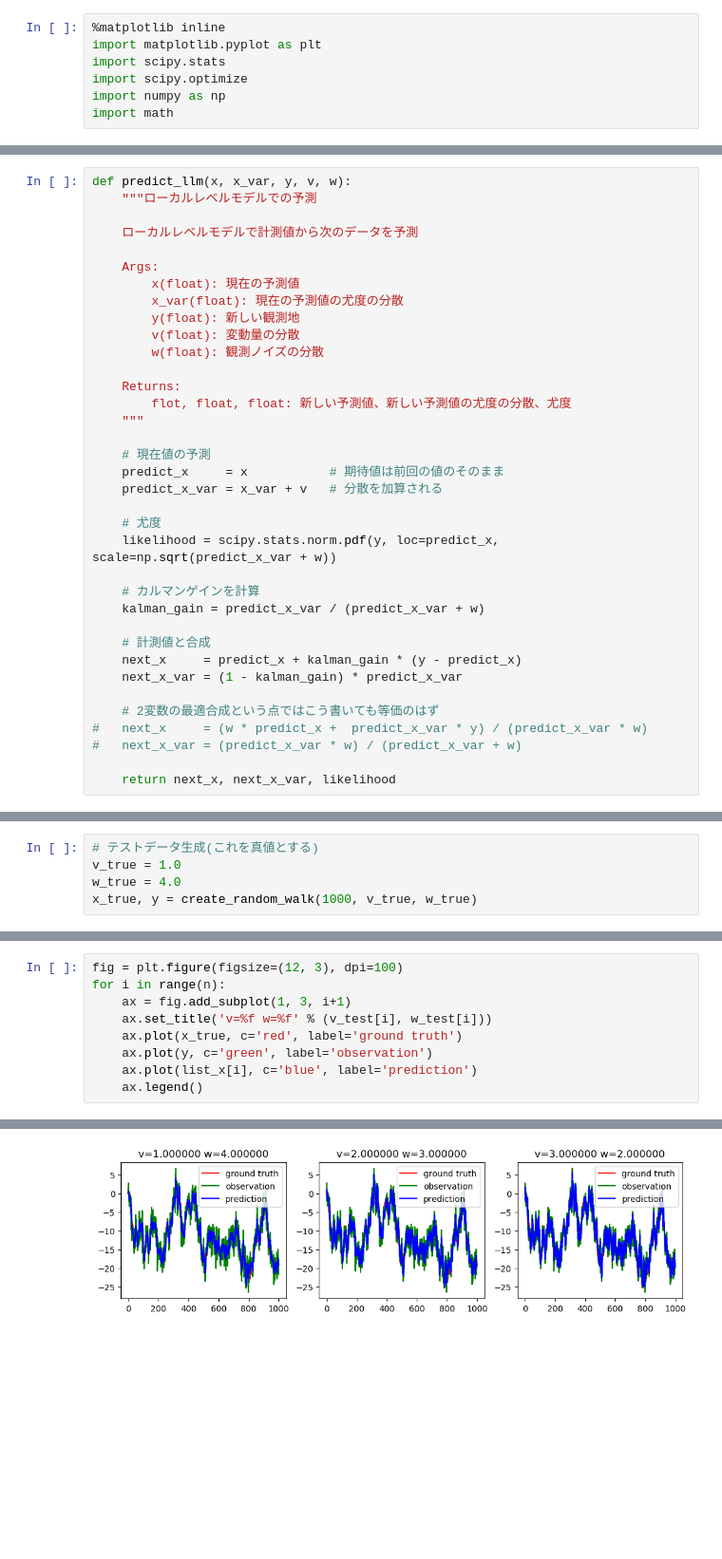
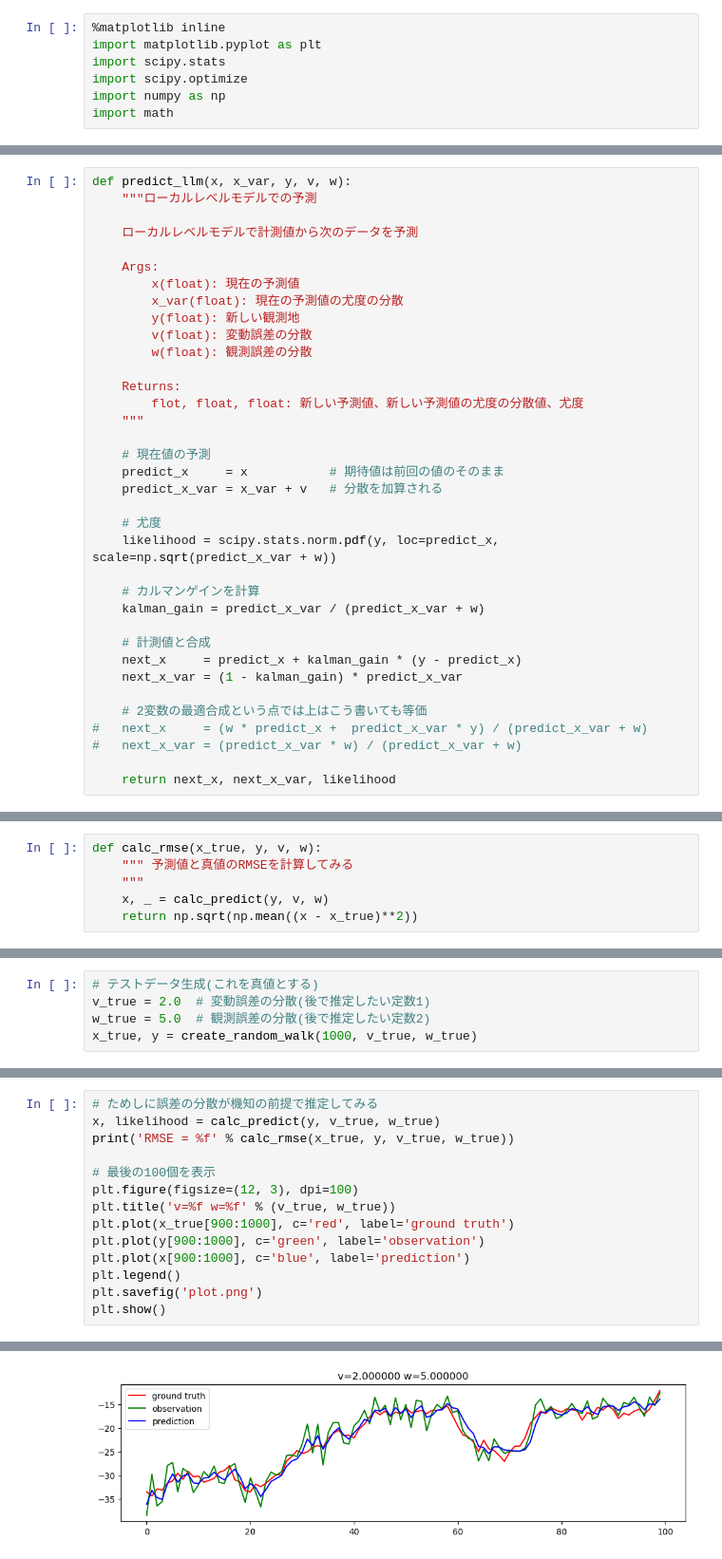
Before and after one commit to ryuz/training, a Jupyter notebook: digital_filter/LocalLevelModel.ipynb, the cells around one changed output, grey strips where cells are left out. Shown at 95% size. Saved outputs shown, nothing was run; the diff lists cells and outputs as text; blank space fills up the shorter version.

```diff
--- a/digital_filter/LocalLevelModel.ipynb
+++ b/digital_filter/LocalLevelModel.ipynb
@@ -32,11 +38,11 @@ def predict_llm(x, x_var, y, v, w):
         x(float): 現在の予測値
         x_var(float): 現在の予測値の尤度の分散
         y(float): 新しい観測地
-        v(float): 変動量の分散
-        w(float): 観測ノイズの分散
+        v(float): 変動誤差の分散
+        w(float): 観測誤差の分散
 
     Returns:
-        flot, float, float: 新しい予測値、新しい予測値の尤度の分散、尤度
+        flot, float, float: 新しい予測値、新しい予測値の尤度の分散値、尤度
     """
 
     # 現在値の予測
@@ -53,8 +59,8 @@ def predict_llm(x, x_var, y, v, w):
     next_x     = predict_x + kalman_gain * (y - predict_x)
     next_x_var = (1 - kalman_gain) * predict_x_var
 
-    # 2変数の最適合成という点ではこう書いても等価のはず
-#   next_x     = (w * predict_x +  predict_x_var * y) / (predict_x_var * w)
+    # 2変数の最適合成という点では上はこう書いても等価
+#   next_x     = (w * predict_x +  predict_x_var * y) / (predict_x_var + w)
 #   next_x_var = (predict_x_var * w) / (predict_x_var + w)
 
     return next_x, next_x_var, likelihood
@@ -73,0 +81,6 @@ def calc_predict(y, v, w):
+# %%
+def calc_rmse(x_true, y, v, w):
+    """ 予測値と真値のRMSEを計算してみる
+    """
+    x, _ = calc_predict(y, v, w)
+    return np.sqrt(np.mean((x - x_true)**2))
@@ -74,5 +89,5 @@ def calc_predict(y, v, w):
 # %%
 # テストデータ生成(これを真値とする)
-v_true = 1.0
-w_true = 4.0
+v_true = 2.0  # 変動誤差の分散(後で推定したい定数1)
+w_true = 5.0  # 観測誤差の分散(後で推定したい定数2)
 x_true, y = create_random_walk(1000, v_true, w_true)
@@ -102,10 +94,15 @@ plt.plot(list_x[2], c='yellow', label='v=%f w=%f' % (v_test[2], w_test[2]))
 # %%
-fig = plt.figure(figsize=(12, 3), dpi=100)
-for i in range(n):
-    ax = fig.add_subplot(1, 3, i+1)
-    ax.set_title('v=%f w=%f' % (v_test[i], w_test[i]))
-    ax.plot(x_true, c='red', label='ground truth')
-    ax.plot(y, c='green', label='observation')
-    ax.plot(list_x[i], c='blue', label='prediction')
-    ax.legend()
+# ためしに誤差の分散が機知の前提で推定してみる
+x, likelihood = calc_predict(y, v_true, w_true)
+print('RMSE = %f' % calc_rmse(x_true, y, v_true, w_true))
+
+# 最後の100個を表示
+plt.figure(figsize=(12, 3), dpi=100)
+plt.title('v=%f w=%f' % (v_true, w_true))
+plt.plot(x_true[900:1000], c='red', label='ground truth')
+plt.plot(y[900:1000], c='green', label='observation')
+plt.plot(x[900:1000], c='blue', label='prediction')
+plt.legend()
+plt.savefig('plot.png')
+plt.show()
 # %% [output]
@@ -112 +110 @@ for i in range(n):
-[figure, old version]
+[figure, new version]
```
Also changed, not shown: parts of 23 cells of this notebook.
